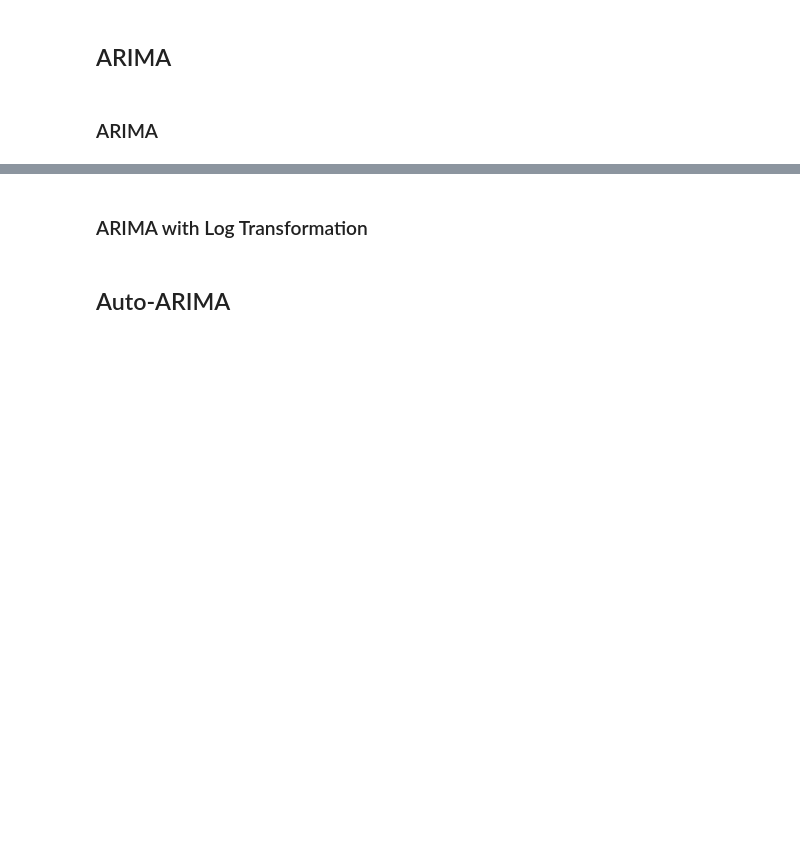
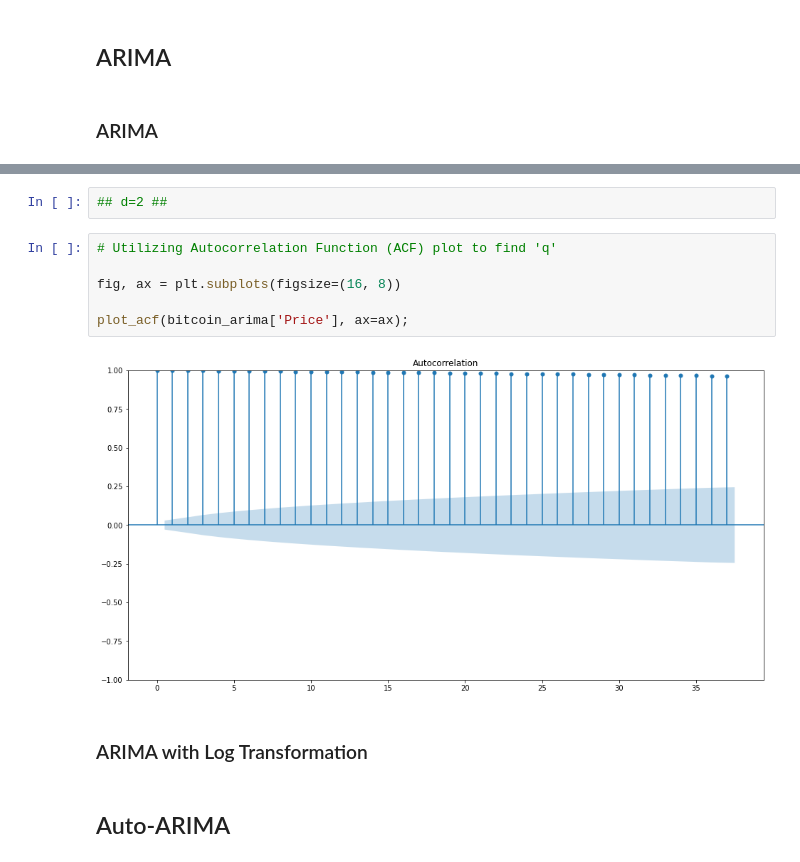
Before and after one commit to keithotuomagie/bitcoin_ts, a Jupyter notebook: notebook.ipynb, the cells around one changed output, grey strips where cells are left out. Saved outputs shown, nothing was run; the diff lists cells and outputs as text; blank space fills up the shorter version.

```diff
--- a/notebook.ipynb
+++ b/notebook.ipynb
@@ -984,3 +1021,13 @@ plt.show()
+# %%
+## d=2 ##
+# %%
+# Utilizing Autocorrelation Function (ACF) plot to find 'q'
+
+fig, ax = plt.subplots(figsize=(16, 8))
+
+plot_acf(bitcoin_arima['Price'], ax=ax);
+# %% [output]
+[figure, added]
 # %% [markdown]
 ### ARIMA with Log Transformation ###
 # %% [markdown]
```
Also changed, not shown: parts of 13 cells of this notebook.
